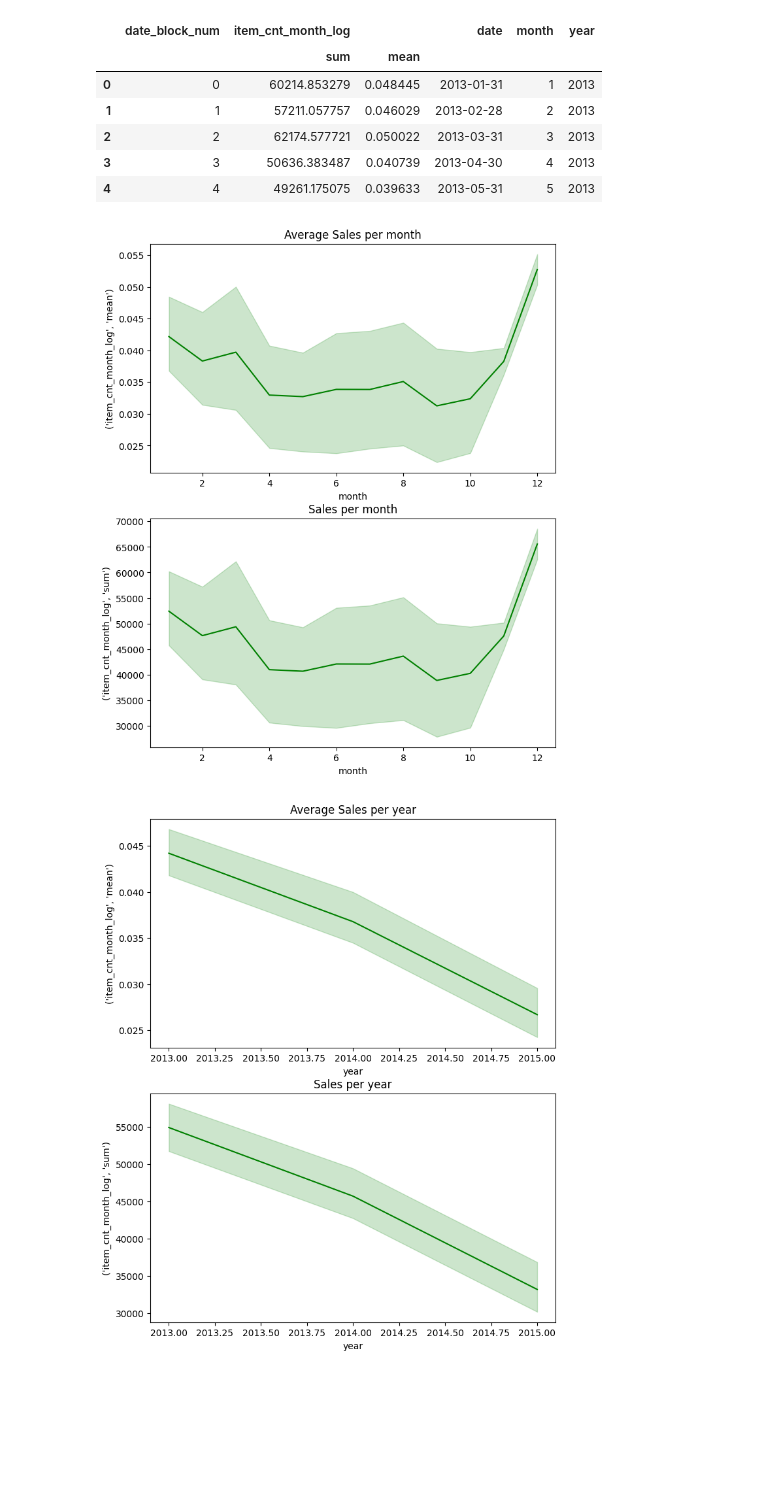
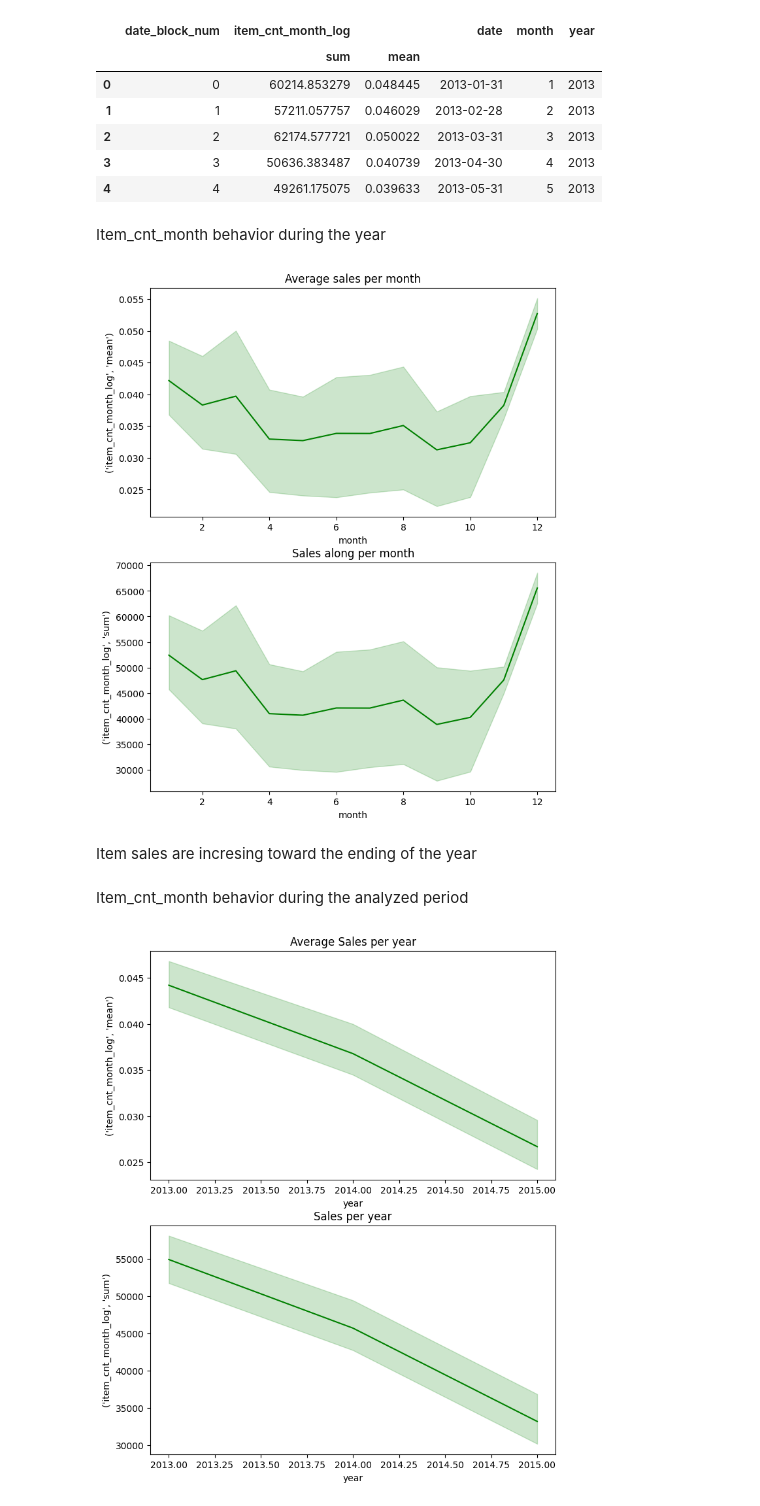
Before and after one commit to YPolina/Trainee, a Jupyter notebook: EDA.ipynb, the cells around one changed output. Saved outputs shown, nothing was run; the diff lists cells and outputs as text; code cells hidden in the pictures; blank space fills up the shorter version.

```diff
--- a/EDA.ipynb
+++ b/EDA.ipynb
@@ -190,16 +192,22 @@ group.head()
 | 2 | 2 | 62174.577721 | 0.050022 | 2013-03-31 | 3 | 2013 |
 | 3 | 3 | 50636.383487 | 0.040739 | 2013-04-30 | 4 | 2013 |
 | 4 | 4 | 49261.175075 | 0.039633 | 2013-05-31 | 5 | 2013 |
+# %% [markdown]
+Item_cnt_month behavior during the year
 # %%
 figure, ax = plt.subplots(2, 1, figsize = (8,10))
 
-sns.lineplot(data = group.loc[group['date_block_num'] < 34], x = 'month', y = ('item_cnt_month_log', 'mean'), c = 'g', ax = ax[0]).set_title('Average Sales per month')
+sns.lineplot(data = group.loc[group['date_block_num'] < 34], x = 'month', y = ('item_cnt_month_log', 'mean'), c = 'g', ax = ax[0]).set_title('Average sales per month')
 
-sns.lineplot(data = group.loc[group['date_block_num'] < 34], x = 'month', y = ('item_cnt_month_log', 'sum'), c = 'g', ax = ax[1]).set_title('Sales per month')
+sns.lineplot(data = group.loc[group['date_block_num'] < 34], x = 'month', y = ('item_cnt_month_log', 'sum'), c = 'g', ax = ax[1]).set_title('Sales along per month')
 
 plt.show()
 # %% [output]
-[figure, old version]
+[figure, new version]
+# %% [markdown]
+Item sales are incresing toward the ending of the year
+# %% [markdown]
+Item_cnt_month behavior during the analyzed period
 # %%
 figure, ax = plt.subplots(2, 1, figsize = (8,10))
 
```
Also changed, not shown: parts of 27 cells of this notebook.
